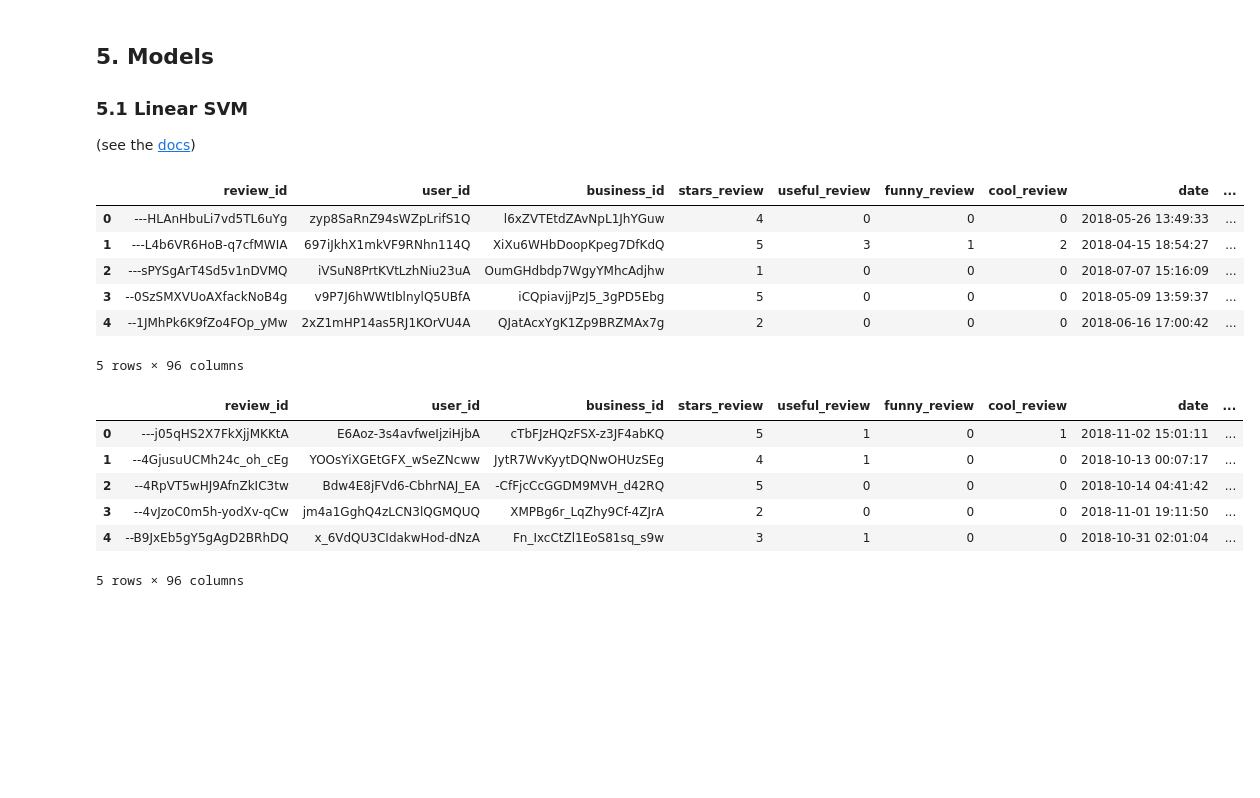
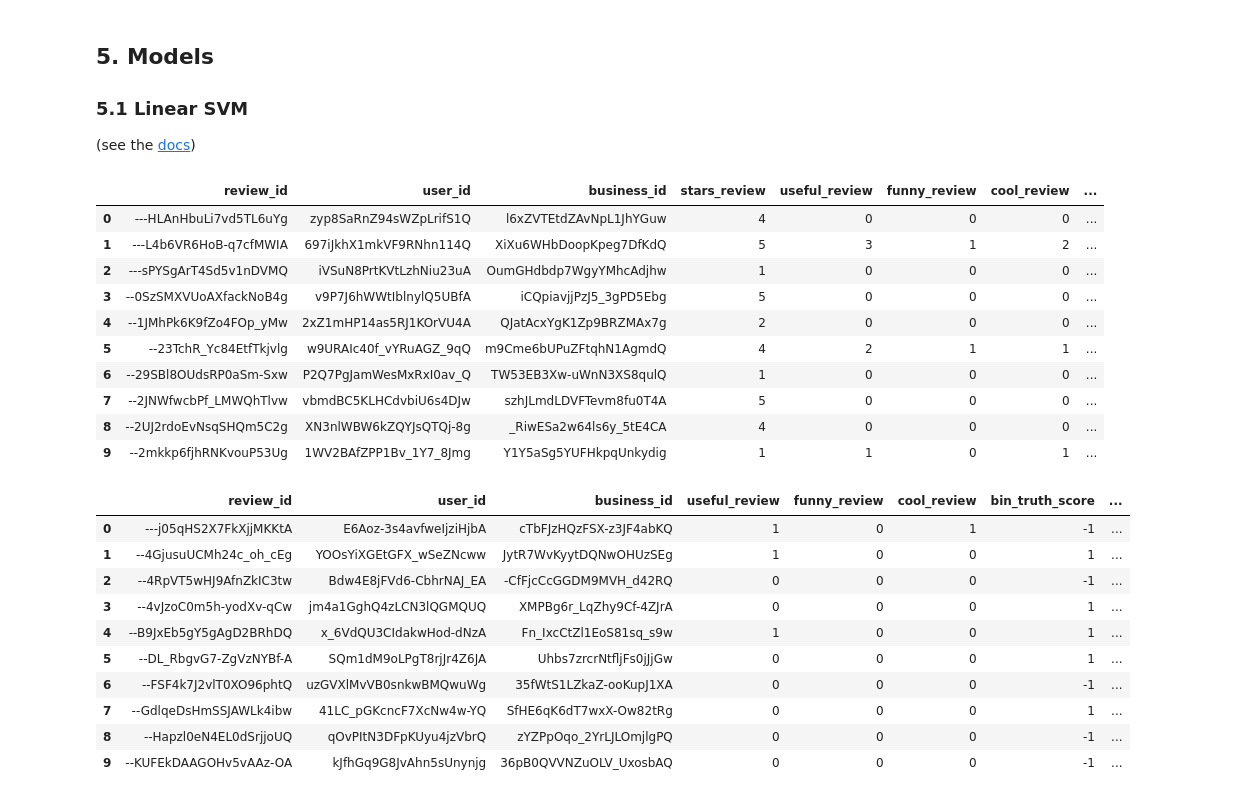
Before and after one commit to GioFic95/restaurant-recommendation-system, a Jupyter notebook: src/main_notebook-multiprocess.ipynb, the cells around one changed output. Saved outputs shown, nothing was run; the diff lists cells and outputs as text; code cells hidden in the pictures; blank space fills up the shorter version.

```diff
--- a/src/main_notebook-multiprocess.ipynb
+++ b/src/main_notebook-multiprocess.ipynb
@@ -1594,27 +1671,35 @@ _del_all()
 
 (see the [docs](https://scikit-learn.org/stable/modules/generated/sklearn.svm.LinearSVC.html))
 # %%
-train_set = _pd.read_pickle('../dataset/m2_n9/model_train_set.pickle')
-train_set.head()
+train_set = _pd.read_pickle('../dataset/m2_n9/model_train_set_1.pickle')
+train_set.head(10)
 # %% [output]
-|  | review_id | user_id | business_id | stars_review | useful_review | funny_review | cool_review | date | ... |
-| 0 | ---HLAnHbuLi7vd5TL6uYg | zyp8SaRnZ94sWZpLrifS1Q | l6xZVTEtdZAvNpL1JhYGuw | 4 | 0 | 0 | 0 | 2018-05-26 13:49:33 | ... |
-| 1 | ---L4b6VR6HoB-q7cfMWIA | 697iJkhX1mkVF9RNhn114Q | XiXu6WHbDoopKpeg7DfKdQ | 5 | 3 | 1 | 2 | 2018-04-15 18:54:27 | ... |
-| 2 | ---sPYSgArT4Sd5v1nDVMQ | iVSuN8PrtKVtLzhNiu23uA | OumGHdbdp7WgyYMhcAdjhw | 1 | 0 | 0 | 0 | 2018-07-07 15:16:09 | ... |
-| 3 | --0SzSMXVUoAXfackNoB4g | v9P7J6hWWtIblnylQ5UBfA | iCQpiavjjPzJ5_3gPD5Ebg | 5 | 0 | 0 | 0 | 2018-05-09 13:59:37 | ... |
-| 4 | --1JMhPk6K9fZo4FOp_yMw | 2xZ1mHP14as5RJ1KOrVU4A | QJatAcxYgK1Zp9BRZMAx7g | 2 | 0 | 0 | 0 | 2018-06-16 17:00:42 | ... |
+|  | review_id | user_id | business_id | stars_review | useful_review | funny_review | cool_review | ... |
+| 0 | ---HLAnHbuLi7vd5TL6uYg | zyp8SaRnZ94sWZpLrifS1Q | l6xZVTEtdZAvNpL1JhYGuw | 4 | 0 | 0 | 0 | ... |
+| 1 | ---L4b6VR6HoB-q7cfMWIA | 697iJkhX1mkVF9RNhn114Q | XiXu6WHbDoopKpeg7DfKdQ | 5 | 3 | 1 | 2 | ... |
+| 2 | ---sPYSgArT4Sd5v1nDVMQ | iVSuN8PrtKVtLzhNiu23uA | OumGHdbdp7WgyYMhcAdjhw | 1 | 0 | 0 | 0 | ... |
+| 3 | --0SzSMXVUoAXfackNoB4g | v9P7J6hWWtIblnylQ5UBfA | iCQpiavjjPzJ5_3gPD5Ebg | 5 | 0 | 0 | 0 | ... |
+| 4 | --1JMhPk6K9fZo4FOp_yMw | 2xZ1mHP14as5RJ1KOrVU4A | QJatAcxYgK1Zp9BRZMAx7g | 2 | 0 | 0 | 0 | ... |
+| 5 | --23TchR_Yc84EtfTkjvlg | w9URAIc40f_vYRuAGZ_9qQ | m9Cme6bUPuZFtqhN1AgmdQ | 4 | 2 | 1 | 1 | ... |
+| 6 | --29SBl8OUdsRP0aSm-Sxw | P2Q7PgJamWesMxRxI0av_Q | TW53EB3Xw-uWnN3XS8qulQ | 1 | 0 | 0 | 0 | ... |
+| 7 | --2JNWfwcbPf_LMWQhTlvw | vbmdBC5KLHCdvbiU6s4DJw | szhJLmdLDVFTevm8fu0T4A | 5 | 0 | 0 | 0 | ... |
+| 8 | --2UJ2rdoEvNsqSHQm5C2g | XN3nlWBW6kZQYJsQTQj-8g | _RiwESa2w64ls6y_5tE4CA | 4 | 0 | 0 | 0 | ... |
+| 9 | --2mkkp6fjhRNKvouP53Ug | 1WV2BAfZPP1Bv_1Y7_8Jmg | Y1Y5aSg5YUFHkpqUnkydig | 1 | 1 | 0 | 1 | ... |
-5 rows × 96 columns
 # %%
-test_set = _pd.read_pickle('../dataset/m2_n9/model_test_set.pickle')
-test_set.head()
+test_set = _pd.read_pickle('../dataset/m2_n9/model_test_set_1.pickle')
+test_set.head(10)
 # %% [output]
-|  | review_id | user_id | business_id | stars_review | useful_review | funny_review | cool_review | date | ... |
-| 0 | ---j05qHS2X7FkXjjMKKtA | E6Aoz-3s4avfweIjziHjbA | cTbFJzHQzFSX-z3JF4abKQ | 5 | 1 | 0 | 1 | 2018-11-02 15:01:11 | ... |
-| 1 | --4GjusuUCMh24c_oh_cEg | YOOsYiXGEtGFX_wSeZNcww | JytR7WvKyytDQNwOHUzSEg | 4 | 1 | 0 | 0 | 2018-10-13 00:07:17 | ... |
-| 2 | --4RpVT5wHJ9AfnZkIC3tw | Bdw4E8jFVd6-CbhrNAJ_EA | -CfFjcCcGGDM9MVH_d42RQ | 5 | 0 | 0 | 0 | 2018-10-14 04:41:42 | ... |
-| 3 | --4vJzoC0m5h-yodXv-qCw | jm4a1GghQ4zLCN3lQGMQUQ | XMPBg6r_LqZhy9Cf-4ZJrA | 2 | 0 | 0 | 0 | 2018-11-01 19:11:50 | ... |
-| 4 | --B9JxEb5gY5gAgD2BRhDQ | x_6VdQU3CIdakwHod-dNzA | Fn_IxcCtZl1EoS81sq_s9w | 3 | 1 | 0 | 0 | 2018-10-31 02:01:04 | ... |
+|  | review_id | user_id | business_id | useful_review | funny_review | cool_review | bin_truth_score | ... |
+| 0 | ---j05qHS2X7FkXjjMKKtA | E6Aoz-3s4avfweIjziHjbA | cTbFJzHQzFSX-z3JF4abKQ | 1 | 0 | 1 | -1 | ... |
+| 1 | --4GjusuUCMh24c_oh_cEg | YOOsYiXGEtGFX_wSeZNcww | JytR7WvKyytDQNwOHUzSEg | 1 | 0 | 0 | 1 | ... |
+| 2 | --4RpVT5wHJ9AfnZkIC3tw | Bdw4E8jFVd6-CbhrNAJ_EA | -CfFjcCcGGDM9MVH_d42RQ | 0 | 0 | 0 | -1 | ... |
+| 3 | --4vJzoC0m5h-yodXv-qCw | jm4a1GghQ4zLCN3lQGMQUQ | XMPBg6r_LqZhy9Cf-4ZJrA | 0 | 0 | 0 | 1 | ... |
+| 4 | --B9JxEb5gY5gAgD2BRhDQ | x_6VdQU3CIdakwHod-dNzA | Fn_IxcCtZl1EoS81sq_s9w | 1 | 0 | 0 | 1 | ... |
+| 5 | --DL_RbgvG7-ZgVzNYBf-A | SQm1dM9oLPgT8rjJr4Z6JA | Uhbs7zrcrNtfljFs0jJjGw | 0 | 0 | 0 | 1 | ... |
+| 6 | --FSF4k7J2vlT0XO96phtQ | uzGVXlMvVB0snkwBMQwuWg | 35fWtS1LZkaZ-ooKupJ1XA | 0 | 0 | 0 | -1 | ... |
+| 7 | --GdlqeDsHmSSJAWLk4ibw | 41LC_pGKcncF7XcNw4w-YQ | SfHE6qK6dT7wxX-Ow82tRg | 0 | 0 | 0 | 1 | ... |
+| 8 | --Hapzl0eN4EL0dSrjjoUQ | qOvPItN3DFpKUyu4jzVbrQ | zYZPpOqo_2YrLJLOmjlgPQ | 0 | 0 | 0 | -1 | ... |
+| 9 | --KUFEkDAAGOHv5vAAz-OA | kJfhGq9G8JvAhn5sUnynjg | 36pB0QVVNZuOLV_UxosbAQ | 0 | 0 | 0 | -1 | ... |
-5 rows × 96 columns
 # %%
 # define classifier
 svc_classifier = _LinearSVC(random_state=0, tol=1e-5)
```
Also changed, not shown: parts of 6 cells of this notebook.
